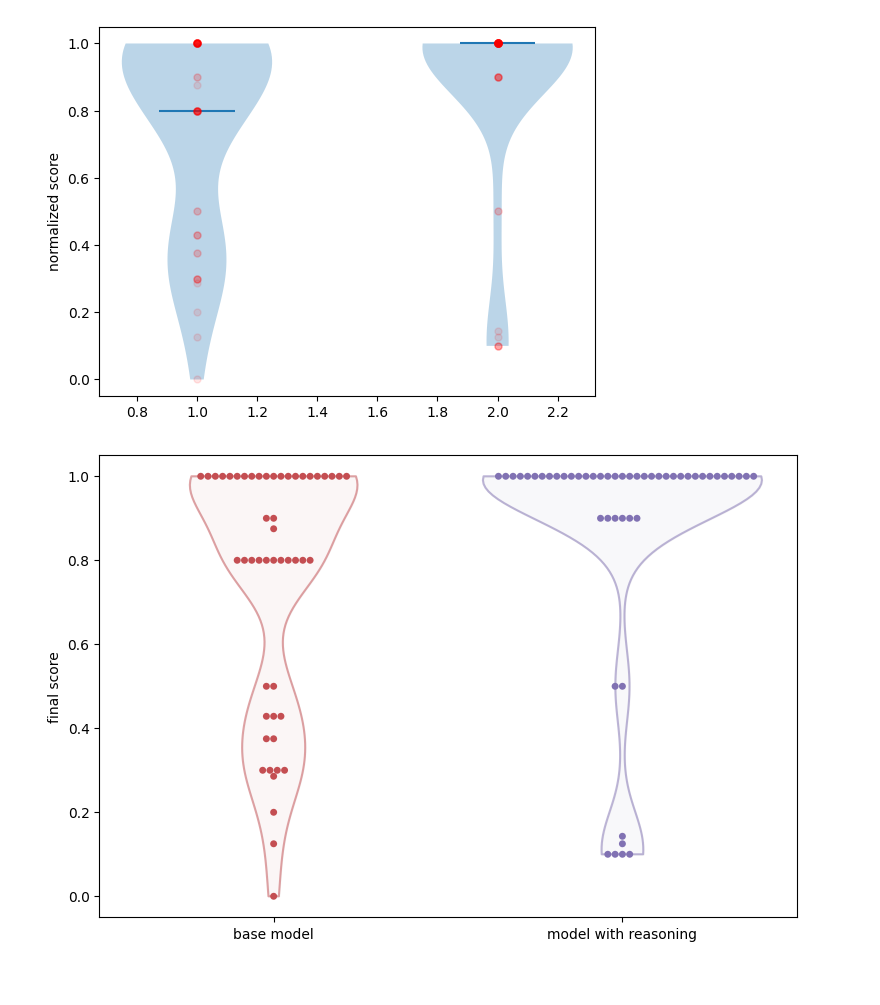
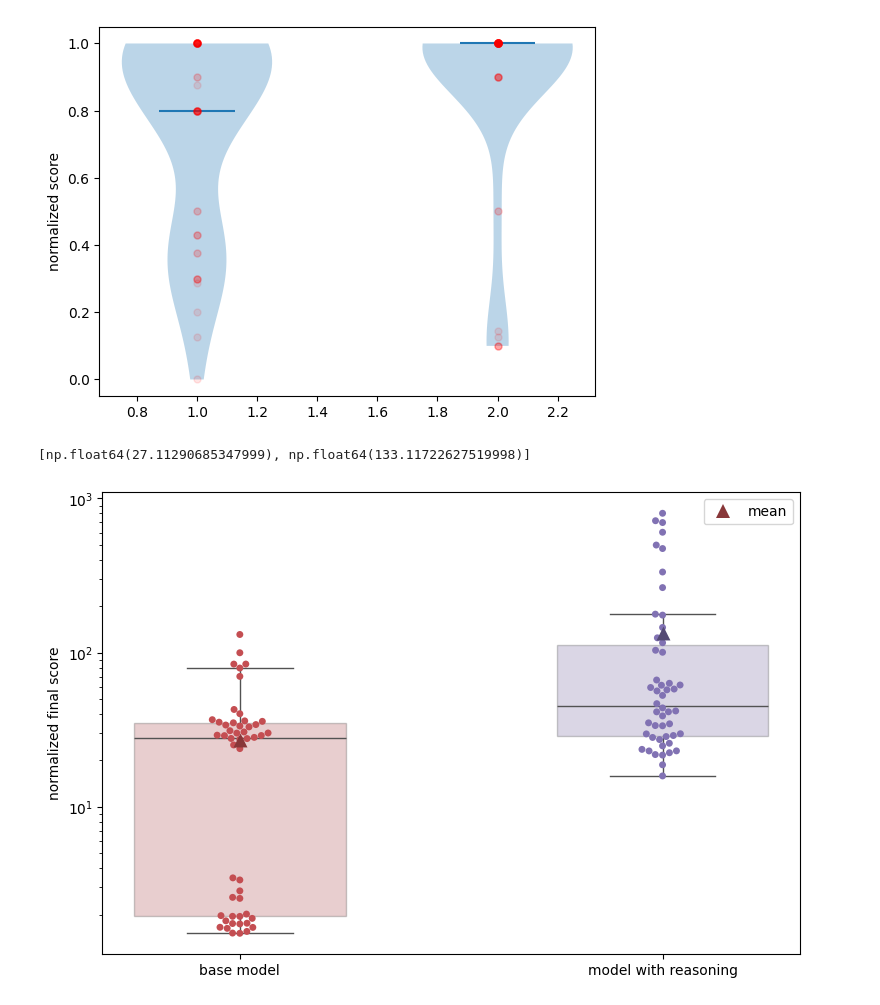
Before and after one commit to MizuGreg/LLMs-Play-Textual-Games, a Jupyter notebook: Code/Experiments/Experiment1_Reasoning.ipynb, the cells around one changed output. Drawn from its saved outputs; the diff is of its cells as text; code cells hidden in the pictures; blank space fills up the shorter version.

```diff
--- a/Code/Experiments/Experiment1_Reasoning.ipynb
+++ b/Code/Experiments/Experiment1_Reasoning.ipynb
@@ -159,8 +159,8 @@ final_arrays = {"basemodel": basemodel, "reasoning": reasoning}
 for model in final_arrays.keys():
     with open(f"./Experiment {exp_number}/{model}_{game}.pickle", "rb") as f:
         results_all_seeds = pickle.load(f)
-    final_scores = [run[-1][1] for run in results_all_seeds] # last step, score
-    final_arrays[model] = np.array(final_scores) / np.array(max_scores)
+    final_scores = [run[-1][2] for run in results_all_seeds] # last step, score
+    final_arrays[model] = np.array(final_scores)
 # %% [markdown]
 # Visualization
 # %%
@@ -194,36 +186,58 @@ colors4 = ["#5F85A0", "#7A3B69", "#BD3B45", "#4F7840", "#B6AB30"] # mine
 # %%
 custom_palette = sns.color_palette(['#c44e52', '#8172b3'])
+mean_palette = sns.color_palette(["#883739", "#544a74"])
+# %%
+means = []
+
+for array in final_arrays.values():
+    means.append(np.mean(array))
+# %%
+print(means)
+# %% [output]
+[np.float64(27.11290685347999), np.float64(133.11722627519998)]
 # %%
 fig, ax = plt.subplots(figsize=(9,6))
 
 data_combined = np.concatenate(list(final_arrays.values()))
 labels = ["base model", "model with reasoning"]
 category_feature = ["base model"] * len(final_arrays["basemodel"]) + ["model with reasoning"] * len(final_arrays["reasoning"])
 
 swarm = sns.swarmplot(
     x=category_feature,  # Group labels
     ax=ax,
     y=data_combined,  # Numeric variable
     palette=custom_palette,  # Color set used
     hue=category_feature,  # Add a legend
     size=5
 )
-# box = sns.boxplot(x=category_feature, y=data_combined,
-#                   boxprops={"alpha": 0.2}, showfliers=False,
-#                   hue=category_feature, palette=custom_palette,
-#                   width=0.5)
 
-violin = sns.violinplot(x=category_feature, y=data_combined,
-                        cut=0, inner=None, fill=True,
-                        palette=custom_palette, hue=category_feature, alpha=0.05,
-                        bw_method=0.3, bw_adjust=1, common_norm=True)
-violin = sns.violinplot(x=category_feature, y=data_combined,
-                        cut=0, inner=None, fill=False,
-                        palette=custom_palette, hue=category_feature, alpha=0.5,
-                        bw_method=0.3, bw_adjust=1, common_norm=True)
+mean = sns.swarmplot(
+    x=["base model", "model with reasoning"],
+    hue=["mean", "_"],
+    y=means,
+    ax=ax,
+    palette=mean_palette,
+    size=10,
+    marker="^",
+)
+
+box = sns.boxplot(x=category_feature, y=data_combined,
+                  boxprops={"alpha": 0.3}, showfliers=False,
+                  hue=category_feature, palette=custom_palette,
+                  width=0.5)
+
+# violin = sns.violinplot(x=category_feature, y=data_combined,
+#                         cut=0, inner=None, fill=True,
+#                         palette=custom_palette, hue=category_feature, alpha=0.05,
+#                         bw_method=0.3, bw_adjust=1, common_norm=True)
+# violin = sns.violinplot(x=category_feature, y=data_combined,
+#                         cut=0, inner=None, fill=False,
+#                         palette=custom_palette, hue=category_feature, alpha=0.5,
+#                         bw_method=0.3, bw_adjust=1, common_norm=True)
 
 # ax.set_title(f"Final score over {len(seeds)} seeds in Simple Game")
-ax.set_ylabel("final score")
+ax.semilogy()
+ax.set_ylabel("normalized final score")
 plt.show()
 # %% [output]
-[figure, old version]
+[figure, new version]
```
Also changed, not shown: parts of 4 cells of this notebook, 2 other files.
